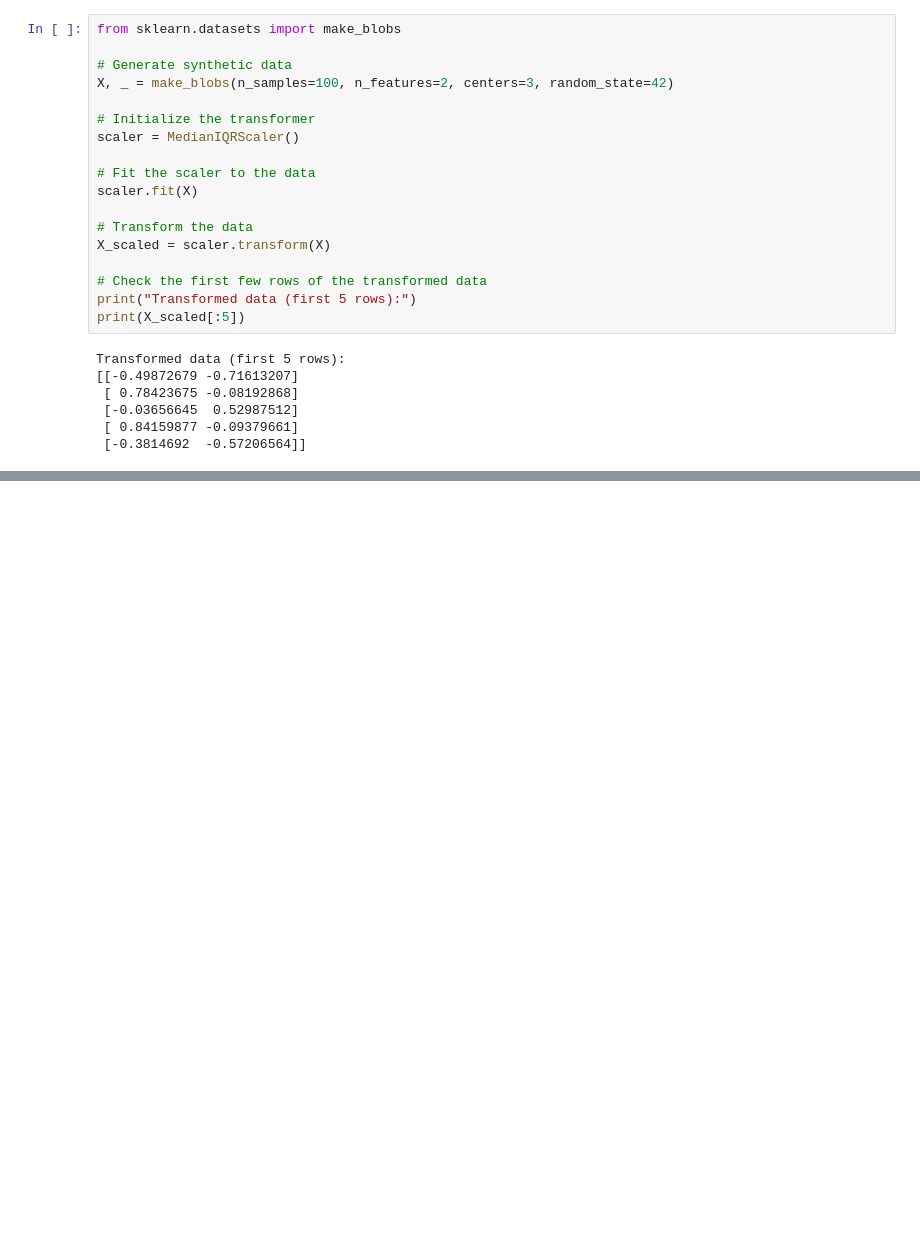
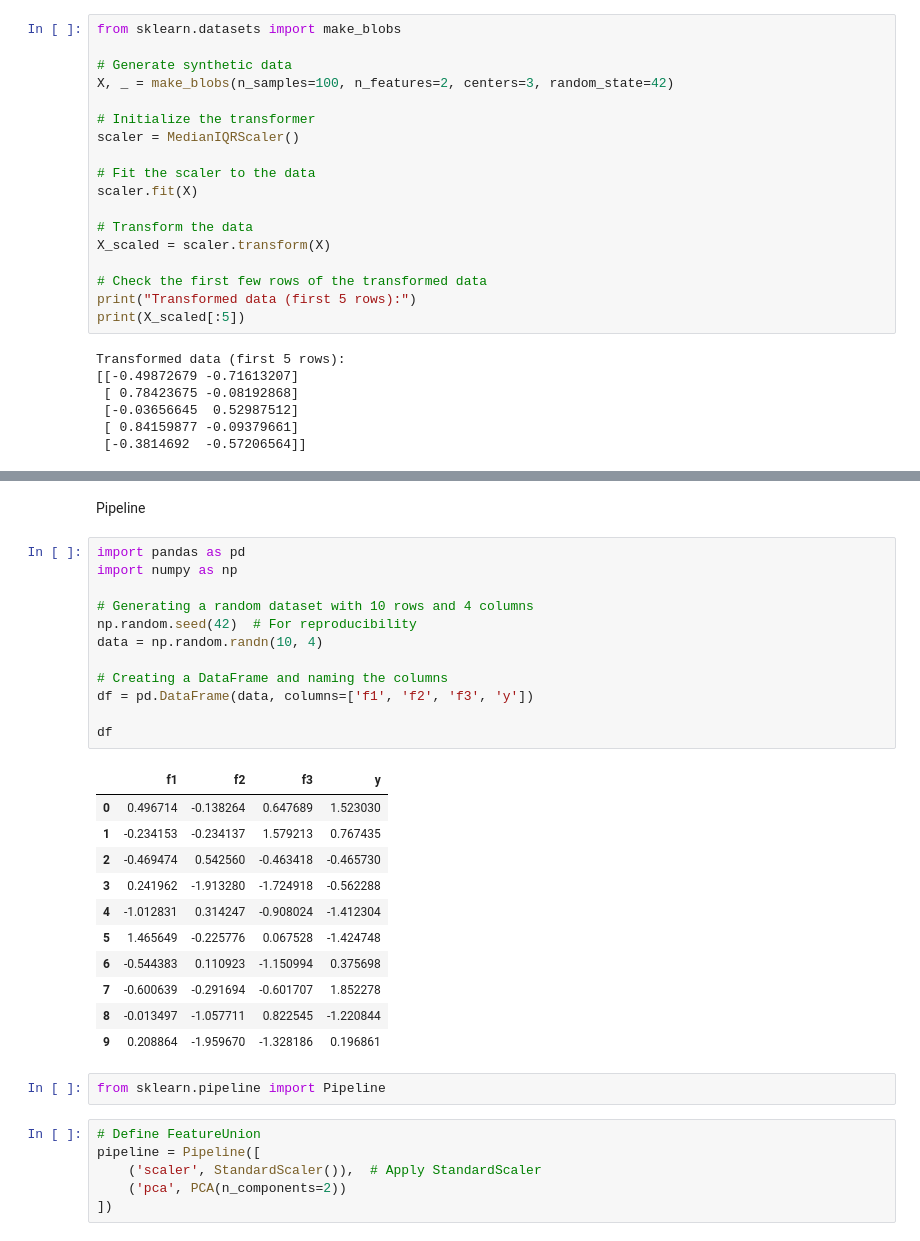
Before and after one commit to NavdeepTU/Machine-Learning, a Jupyter notebook: sklearn_deep_dive.ipynb, the cells around one changed output, grey strips where cells are left out. Drawn from its saved outputs; the diff is of its cells as text; blank space fills up the shorter version.

```diff
--- a/sklearn_deep_dive.ipynb
+++ b/sklearn_deep_dive.ipynb
@@ -217,0 +332,34 @@ Transformed data (first 5 rows):
+# %% [markdown]
+Pipeline
+# %%
+import pandas as pd
+import numpy as np
+
+# Generating a random dataset with 10 rows and 4 columns
+np.random.seed(42)  # For reproducibility
+data = np.random.randn(10, 4)
+
+# Creating a DataFrame and naming the columns
+df = pd.DataFrame(data, columns=['f1', 'f2', 'f3', 'y'])
+
+df
+# %% [output]
+|  | f1 | f2 | f3 | y |
+| 0 | 0.496714 | -0.138264 | 0.647689 | 1.523030 |
+| 1 | -0.234153 | -0.234137 | 1.579213 | 0.767435 |
+| 2 | -0.469474 | 0.542560 | -0.463418 | -0.465730 |
+| 3 | 0.241962 | -1.913280 | -1.724918 | -0.562288 |
+| 4 | -1.012831 | 0.314247 | -0.908024 | -1.412304 |
+| 5 | 1.465649 | -0.225776 | 0.067528 | -1.424748 |
+| 6 | -0.544383 | 0.110923 | -1.150994 | 0.375698 |
+| 7 | -0.600639 | -0.291694 | -0.601707 | 1.852278 |
+| 8 | -0.013497 | -1.057711 | 0.822545 | -1.220844 |
+| 9 | 0.208864 | -1.959670 | -1.328186 | 0.196861 |
+# %%
+from sklearn.pipeline import Pipeline
+# %%
+# Define FeatureUnion
+pipeline = Pipeline([
+    ('scaler', StandardScaler()),  # Apply StandardScaler
+    ('pca', PCA(n_components=2))
+])
```
Also changed, not shown: parts of 19 cells of this notebook.
